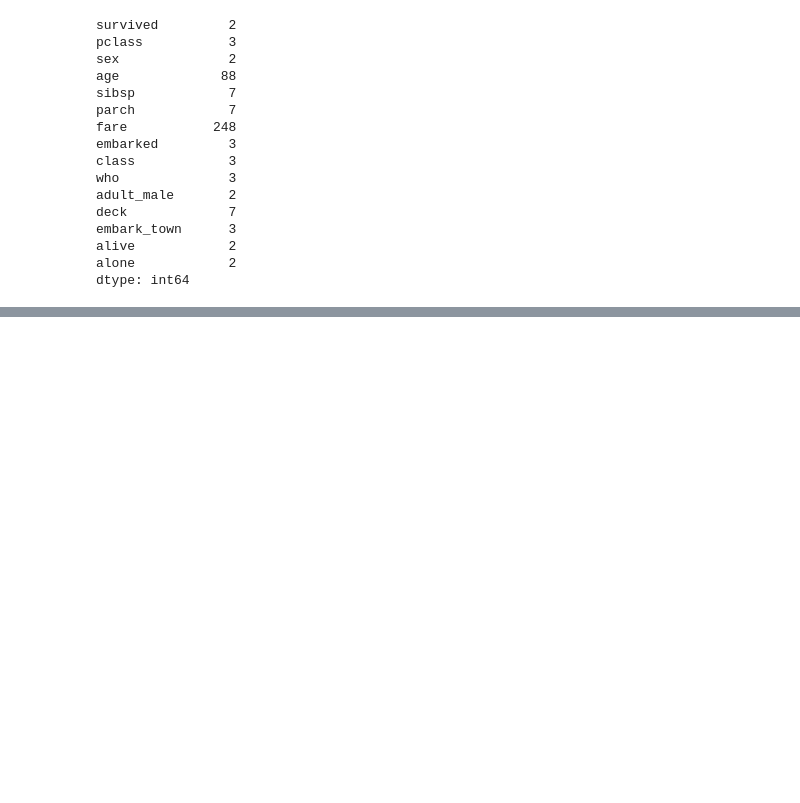
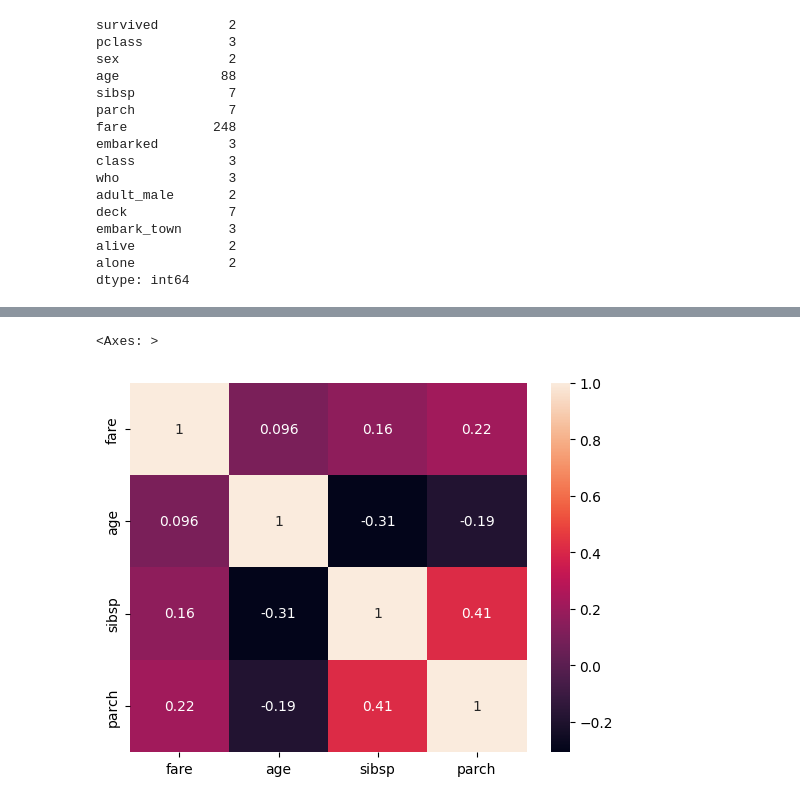
Before and after one commit to ShahxHussain/Six-Months-of-AI-and-DS-Mentorship-Program, a Jupyter notebook: Day 8/pandas.ipynb, the cells around one changed output, grey strips where cells are left out. Saved outputs shown, nothing was run; the diff lists cells and outputs as text; code cells hidden in the pictures; blank space fills up the shorter version.

```diff
--- a/Day 8/pandas.ipynb
+++ b/Day 8/pandas.ipynb
@@ -324,0 +263,3 @@ dtype: int64
+# %%
+correlation_df = df[['fare', 'age' , 'sibsp', 'parch']].corr()
+correlation_df
@@ -324,0 +272,5 @@ dtype: int64
+# %%
+sns.heatmap(correlation_df, annot=True)
+# %% [output]
+<Axes: >
+[figure, added]
```
Also changed, not shown: parts of 28 cells of this notebook.
